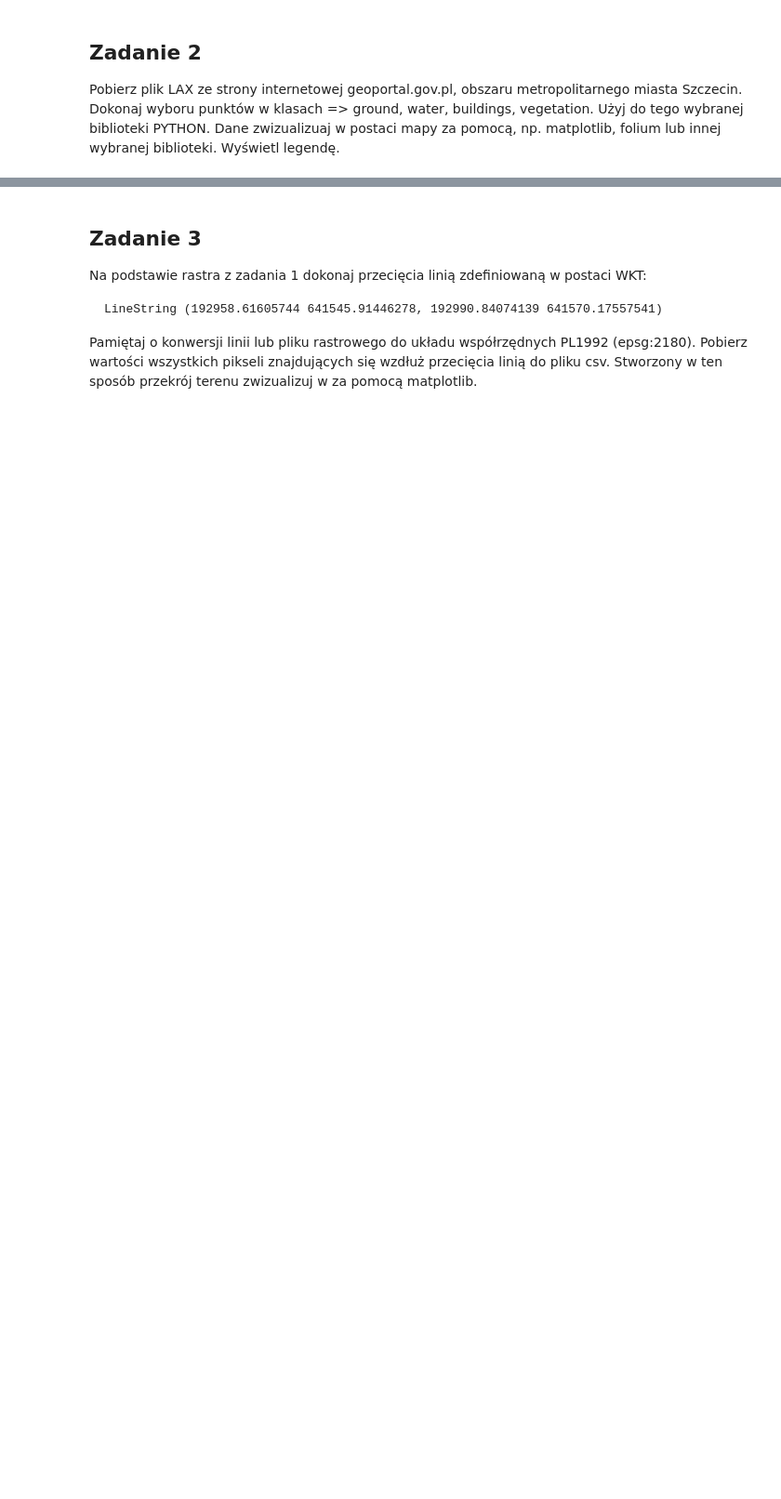
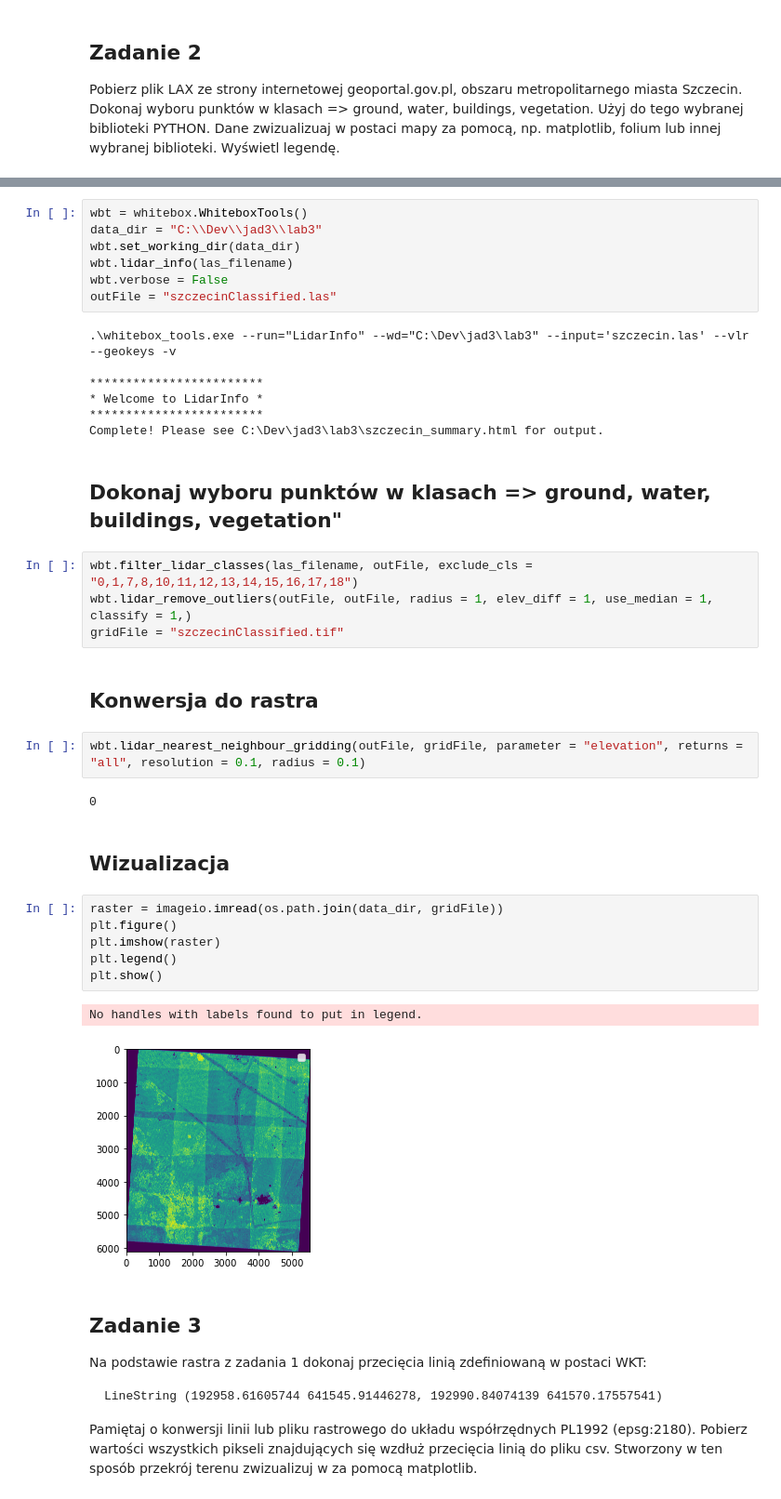
Before and after one commit to karlosos/jad_3_geopandas, a Jupyter notebook: lab3/JAD_Lab03_LIDAR.ipynb, the cells around one changed output, grey strips where cells are left out. Shown at 93% size. Cells and saved outputs as stored; diff of their text form; blank space fills up the shorter version.

Commit message:
Szczecin LAS file

```diff
--- a/lab3/JAD_Lab03_LIDAR.ipynb
+++ b/lab3/JAD_Lab03_LIDAR.ipynb
@@ -65,3 +85,40 @@ Pobierz plik LAX ze strony internetowej geoportal.gov.pl, obszaru metropolitarne
+# %%
+wbt = whitebox.WhiteboxTools()
+data_dir = "C:\\Dev\\jad3\\lab3"
+wbt.set_working_dir(data_dir)
+wbt.lidar_info(las_filename)
+wbt.verbose = False
+outFile = "szczecinClassified.las"
+# %% [output]
+.\whitebox_tools.exe --run="LidarInfo" --wd="C:\Dev\jad3\lab3" --input='szczecin.las' --vlr --geokeys -v
+
+************************
+* Welcome to LidarInfo *
+************************
+Complete! Please see C:\Dev\jad3\lab3\szczecin_summary.html for output.
+# %% [markdown]
+## Dokonaj wyboru punktów w klasach => ground, water, buildings, vegetation"
+# %%
+wbt.filter_lidar_classes(las_filename, outFile, exclude_cls = "0,1,7,8,10,11,12,13,14,15,16,17,18")
+wbt.lidar_remove_outliers(outFile, outFile, radius = 1, elev_diff = 1, use_median = 1, classify = 1,)
+gridFile = "szczecinClassified.tif"
+# %% [markdown]
+## Konwersja do rastra
+# %%
+wbt.lidar_nearest_neighbour_gridding(outFile, gridFile, parameter = "elevation", returns = "all", resolution = 0.1, radius = 0.1)
+# %% [output]
+0
+# %% [markdown]
+## Wizualizacja
+# %%
+raster = imageio.imread(os.path.join(data_dir, gridFile))
+plt.figure()
+plt.imshow(raster)
+plt.legend()
+plt.show()
+# %% [output]
+No handles with labels found to put in legend.
+[figure, added]
 # %% [markdown]
 ## Zadanie 3
 
```
Also changed, not shown: parts of 4 cells of this notebook, 3 other files.
